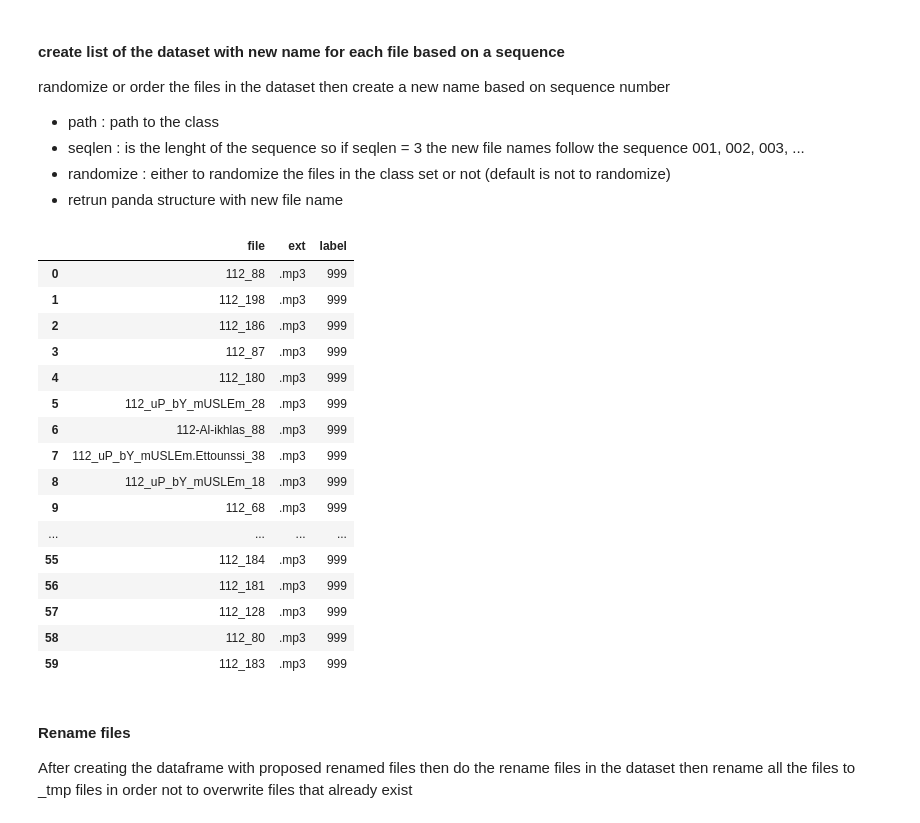
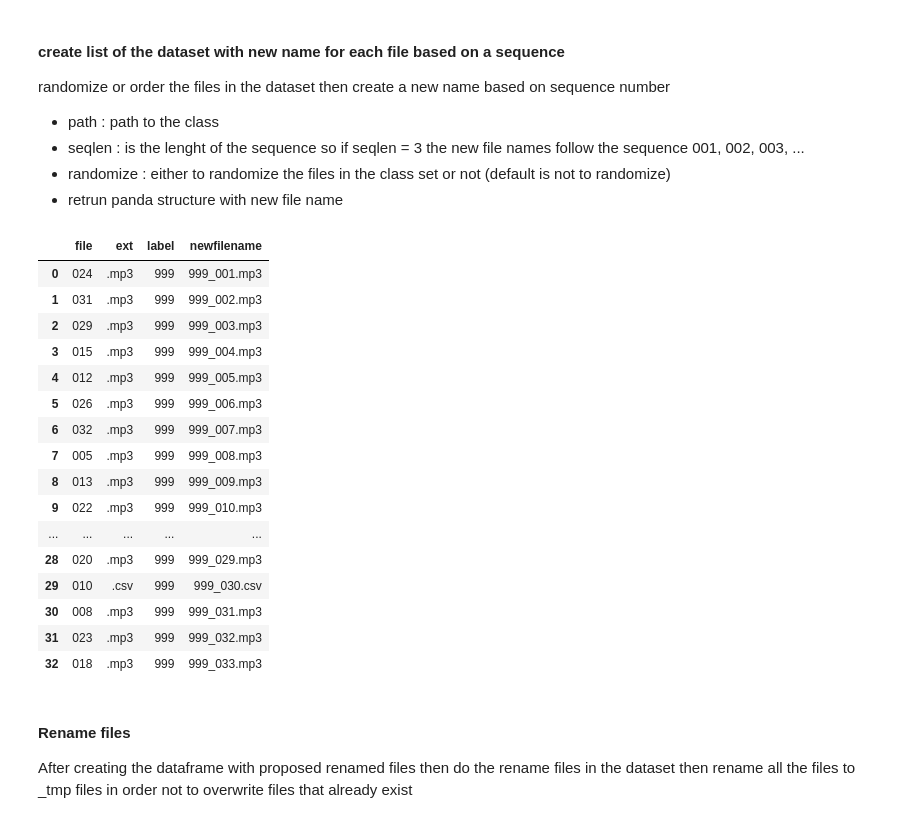
Before and after one commit to wradwan/DataScience_Library, a Jupyter notebook: datasettools.ipynb, the cells around one changed output. Drawn from its saved outputs; the diff is of its cells as text; code cells hidden in the pictures.

```diff
--- a/datasettools.ipynb
+++ b/datasettools.ipynb
@@ -133,27 +133,27 @@ def list_with_new_file_name_seq(path,  seqlen, randomize=False,):
 # %%
 path='/ds/dataset/quran/999'
 dataset = list_files_with_labels( path,randomize=True)
-data = list_with_new_file_name_seq( path,3)
+data = c
-# %%
-dataset
-# %% [output]
-|  | file | ext | label |
-| 0 | 112_88 | .mp3 | 999 |
-| 1 | 112_198 | .mp3 | 999 |
-| 2 | 112_186 | .mp3 | 999 |
-| 3 | 112_87 | .mp3 | 999 |
-| 4 | 112_180 | .mp3 | 999 |
-| 5 | 112_uP_bY_mUSLEm_28 | .mp3 | 999 |
-| 6 | 112-Al-ikhlas_88 | .mp3 | 999 |
-| 7 | 112_uP_bY_mUSLEm.Ettounssi_38 | .mp3 | 999 |
-| 8 | 112_uP_bY_mUSLEm_18 | .mp3 | 999 |
-| 9 | 112_68 | .mp3 | 999 |
-| ... | ... | ... | ... |
-| 55 | 112_184 | .mp3 | 999 |
-| 56 | 112_181 | .mp3 | 999 |
-| 57 | 112_128 | .mp3 | 999 |
-| 58 | 112_80 | .mp3 | 999 |
-| 59 | 112_183 | .mp3 | 999 |
+# %%
+data
+# %% [output]
+|  | file | ext | label | newfilename |
+| 0 | 024 | .mp3 | 999 | 999_001.mp3 |
+| 1 | 031 | .mp3 | 999 | 999_002.mp3 |
+| 2 | 029 | .mp3 | 999 | 999_003.mp3 |
+| 3 | 015 | .mp3 | 999 | 999_004.mp3 |
+| 4 | 012 | .mp3 | 999 | 999_005.mp3 |
+| 5 | 026 | .mp3 | 999 | 999_006.mp3 |
+| 6 | 032 | .mp3 | 999 | 999_007.mp3 |
+| 7 | 005 | .mp3 | 999 | 999_008.mp3 |
+| 8 | 013 | .mp3 | 999 | 999_009.mp3 |
+| 9 | 022 | .mp3 | 999 | 999_010.mp3 |
+| ... | ... | ... | ... | ... |
+| 28 | 020 | .mp3 | 999 | 999_029.mp3 |
+| 29 | 010 | .csv | 999 | 999_030.csv |
+| 30 | 008 | .mp3 | 999 | 999_031.mp3 |
+| 31 | 023 | .mp3 | 999 | 999_032.mp3 |
+| 32 | 018 | .mp3 | 999 | 999_033.mp3 |
 # %% [markdown]
 #### Rename files
 After creating the dataframe with proposed renamed files then do the rename files in the dataset
```
Also changed, not shown: parts of 16 cells of this notebook, 3 other files.
